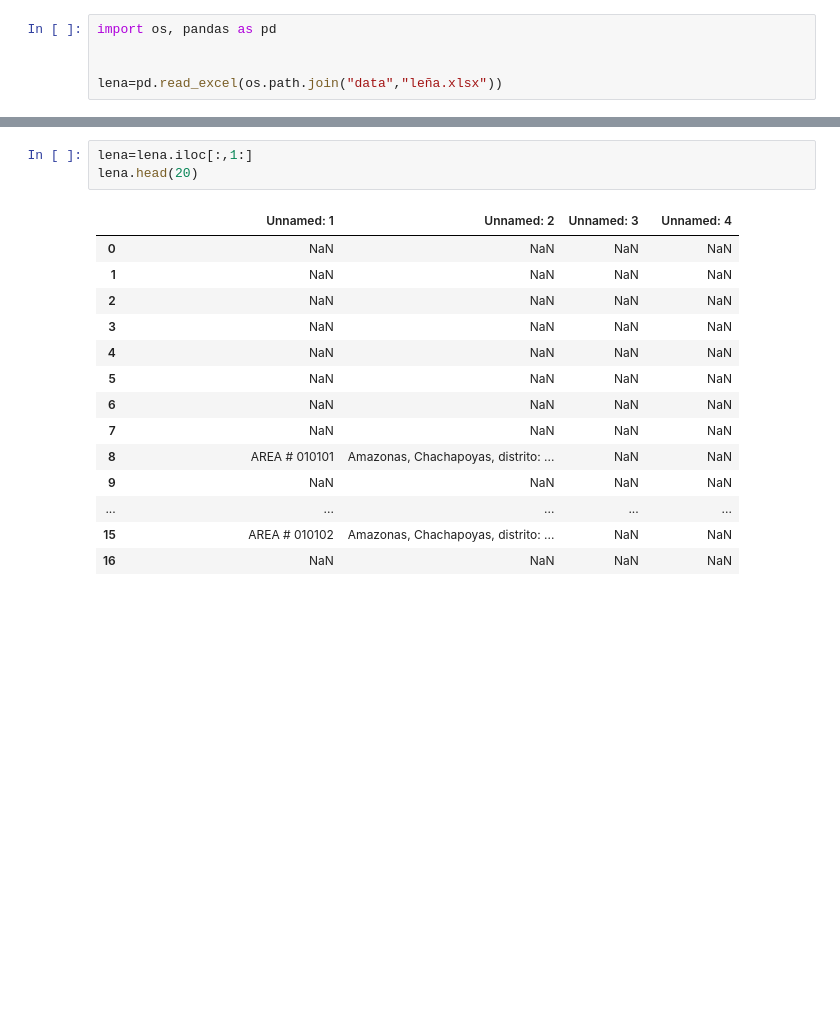
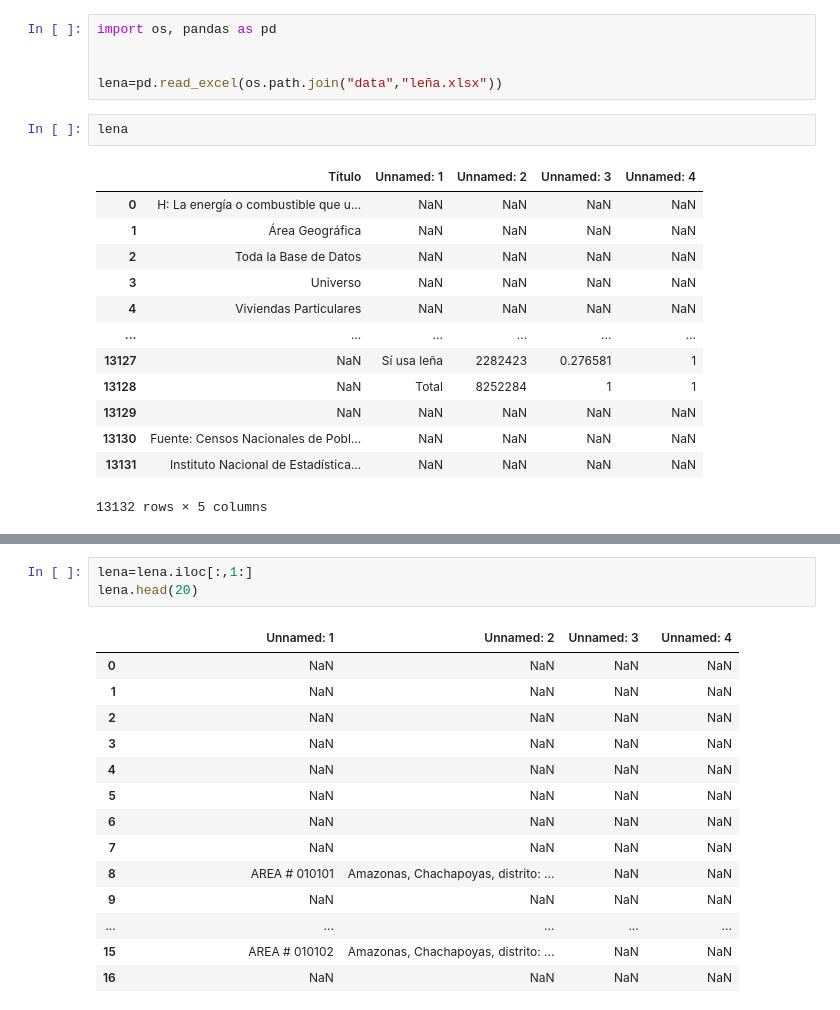
Before and after one commit to CienciaDeDatosEspacial/code_and_data, a Jupyter notebook: redatam_lenha.ipynb, the cells around one changed output, grey strips where cells are left out. Drawn from its saved outputs; the diff is of its cells as text; blank space fills up the shorter version.

```diff
--- a/redatam_lenha.ipynb
+++ b/redatam_lenha.ipynb
@@ -3,3 +3,19 @@ import os, pandas as pd
 
 
 lena=pd.read_excel(os.path.join("data","leña.xlsx"))
+# %%
+lena
+# %% [output]
+|  | Título | Unnamed: 1 | Unnamed: 2 | Unnamed: 3 | Unnamed: 4 |
+| 0 | H: La energía o combustible que u... | NaN | NaN | NaN | NaN |
+| 1 | Área Geográfica | NaN | NaN | NaN | NaN |
+| 2 | Toda la Base de Datos | NaN | NaN | NaN | NaN |
+| 3 | Universo | NaN | NaN | NaN | NaN |
+| 4 | Viviendas Particulares | NaN | NaN | NaN | NaN |
+| ... | ... | ... | ... | ... | ... |
+| 13127 | NaN | Sí usa leña | 2282423 | 0.276581 | 1 |
+| 13128 | NaN | Total | 8252284 | 1 | 1 |
+| 13129 | NaN | NaN | NaN | NaN | NaN |
+| 13130 | Fuente: Censos Nacionales de Pobl... | NaN | NaN | NaN | NaN |
+| 13131 | Instituto Nacional de Estadística... | NaN | NaN | NaN | NaN |
+13132 rows × 5 columns
```
Also changed, not shown: parts of 1 cell of this notebook, 26 other files.
